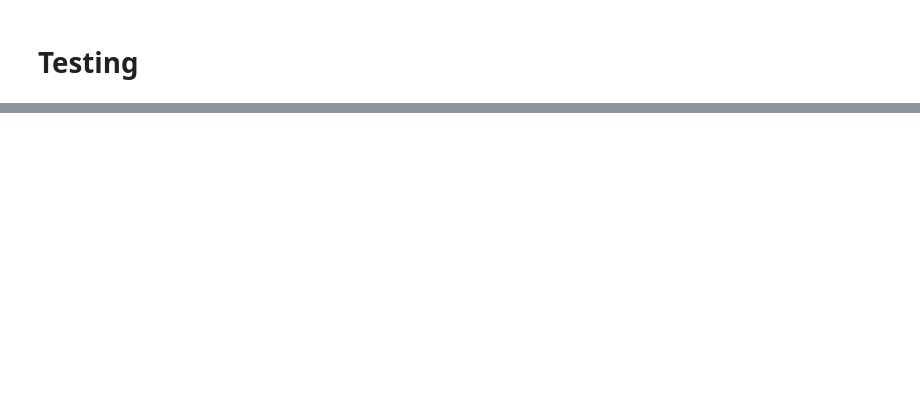
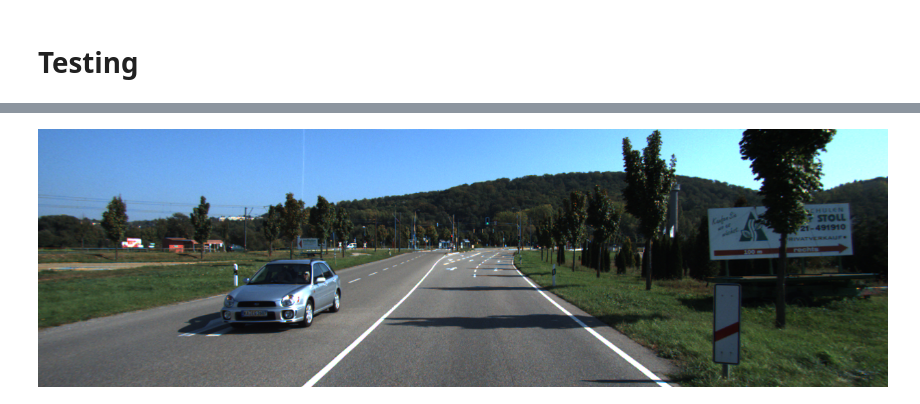
Before and after one commit to nongthanhhong/CS406.M11, a Jupyter notebook: Unet/Unet_notebook.ipynb, the cells around one changed output, grey strips where cells are left out. Cells and saved outputs as stored; diff of their text form; code cells hidden in the pictures; blank space fills up the shorter version.

```diff
--- a/Unet/Unet_notebook.ipynb
+++ b/Unet/Unet_notebook.ipynb
@@ -491,22 +516,4 @@ plt.savefig('Unet_dice_coef.png')
 # %% [markdown]
 # Testing
 # %%
-model = load_model('/content/drive/MyDrive/Đồ án khmt/CS406/kitti-unet-semantic-model.h5', custom_objects= {'dice_coef':dice_coef})
+model_loaded = load_model('/content/drive/MyDrive/Đồ án khmt/CS406/kitti-unet-semantic-model.h5', custom_objects= {'dice_coeff':dice_coeff, 'total_loss':total_loss})
-# %%
-def pp(image):
-    alpha = 0.6
-    dims = image.shape
-    x = cv2.resize(image, (512, 256))
-    x = np.float32(x)/255.
-    z = model.predict(np.expand_dims(x, axis=0))
-    z = np.squeeze(z)
-    z = z.reshape(256, 512, 4)
-    z = cv2.resize(z, (dims[1], dims[0]))
-    y = np.argmax(z, axis=2)
-
-    img_color = image.copy()
-    for i in range(dims[0]):
-        for j in range(dims[1]):
-            img_color[i, j] = color_map[str(y[i, j])]
-    cv2.addWeighted(image, alpha, img_color, 1-alpha, 0, img_color)
-    return img_color
@@ -623,0 +522,72 @@ show_predictions(img_sample)
+# %%
+from google.colab.patches import cv2_imshow
+from skimage import io
+import time
+
+def result_map_to_img(res_map):
+    img = np.zeros((256, 512, 3), dtype=np.uint8)
+    res_map = np.squeeze(res_map)
+
+    argmax_idx = np.argmax(res_map, axis=2)
+
+    # For np.where calculation.
+    person = (argmax_idx == 1)
+    car = (argmax_idx == 2)
+    road = (argmax_idx == 3)
+
+    img[:, :, 0] = np.where(person, 255, 0)
+    img[:, :, 1] = np.where(car, 255, 0)
+    img[:, :, 2] = np.where(road, 255, 0)
+
+    return img
+
+color_map = {
+ '0': [0, 0, 0],
+ '1': [255, 0, 0],
+ '2': [0, 255, 0],
+ '3': [0, 0, 255]
+}
+
+def pp(image,mask):
+    alpha = 0.6
+    dims = image.shape
+    z = cv2.resize(mask, (dims[1], dims[0]))
+    y = np.argmax(z, axis=2)
+
+    img_color = image.copy()
+    for i in range(dims[0]):
+        for j in range(dims[1]):
+            img_color[i, j] = color_map[str(y[i, j])]
+    cv2.addWeighted(image, alpha, img_color, 1-alpha, 0, img_color)
+    return img_color
+def show_img_demo(x_img_org, show = True):
+  if show:
+    cv2_imshow(x_img_org)
+  x_img = cv2.cvtColor(cv.resize(x_img_org, (512,256)), cv2.COLOR_BGR2RGB)
+  x_img = x_img / 127.5 - 1
+  x_img = np.expand_dims(x_img, 0)
+
+  s = time.time()
+  pred = model_loaded.predict(x_img)
+  e = time.time()
+  t = e-s
+  print(f'total time taken = {t} s')
+  res = result_map_to_img(pred[0])
+  if show:
+    cv2_imshow(res)
+  img_w_mask = pp(x_img_org, pred[0])
+  if show:
+    cv2_imshow(img_w_mask)
+  return img_w_mask, t
+url = "https://thumbs.dreamstime.com/z/car-drives-fast-highway-highlands-black-148886931.jpg"
+print(f"downloading {url}")
+img_sample = io.imread(url)
+
+x_img_org = cv2.imread("/content/drive/MyDrive/Đồ án khmt/CS406/data_semantics/testing/image_2/000190_10.png")
+show_img_demo(x_img_org)
+'''   0 : Background : None
+      1 : road : Red
+      2 : vehicle : Green
+      3 : human : Blue
+'''
+# %% [output]
@@ -623,0 +595 @@ show_predictions(img_sample)
+[figure, added]
```
Also changed, not shown: parts of 19 cells of this notebook, 8 other files.
